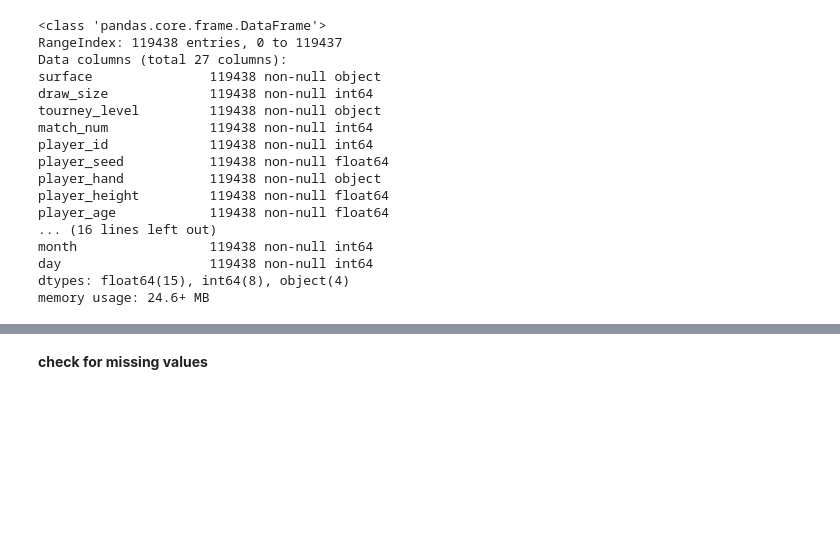
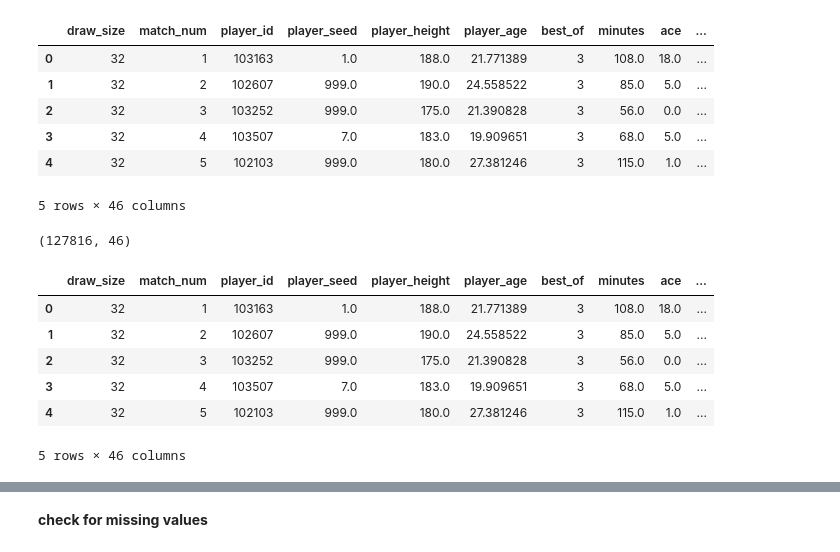
Before and after one commit to DSEI21000-S21/project-tennis-ml, a Jupyter notebook: WTA_ML.ipynb, the cells around one changed output, grey strips where cells are left out. Cells and saved outputs as stored; diff of their text form; code cells hidden in the pictures; blank space fills up the shorter version.

```diff
--- a/WTA_ML.ipynb
+++ b/WTA_ML.ipynb
@@ -119,20 +24,11 @@ getMissingDataPercentage(wta_data)
-# %%
-wta_data.info(verbose =True)
-# %% [output]
-<class 'pandas.core.frame.DataFrame'>
-RangeIndex: 119438 entries, 0 to 119437
-Data columns (total 27 columns):
-surface               119438 non-null object
-draw_size             119438 non-null int64
-tourney_level         119438 non-null object
-match_num             119438 non-null int64
-player_id             119438 non-null int64
-player_seed           119438 non-null float64
-player_hand           119438 non-null object
-player_height         119438 non-null float64
-player_age            119438 non-null float64
-... (16 lines left out)
-month                 119438 non-null int64
-day                   119438 non-null int64
-dtypes: float64(15), int64(8), object(4)
-memory usage: 24.6+ MB
+# %%
+atp_data = pd.read_pickle("./atp_cleaned_data.pkl")
+atp_data.head()
+# %% [output]
+|  | draw_size | match_num | player_id | player_seed | player_height | player_age | best_of | minutes | ace | ... |
+| 0 | 32 | 1 | 103163 | 1.0 | 188.0 | 21.771389 | 3 | 108.0 | 18.0 | ... |
+| 1 | 32 | 2 | 102607 | 999.0 | 190.0 | 24.558522 | 3 | 85.0 | 5.0 | ... |
+| 2 | 32 | 3 | 103252 | 999.0 | 175.0 | 21.390828 | 3 | 56.0 | 0.0 | ... |
+| 3 | 32 | 4 | 103507 | 7.0 | 183.0 | 19.909651 | 3 | 68.0 | 5.0 | ... |
+| 4 | 32 | 5 | 102103 | 999.0 | 180.0 | 27.381246 | 3 | 115.0 | 1.0 | ... |
+5 rows × 46 columns
@@ -138,0 +43,6 @@ memory usage: 24.6+ MB
+# %%
+atp_data = atp_data[atp_data["french_open_2020"] == 0]
+atp_data.shape
+#(128070, 46)
+# %% [output]
+(127816, 46)
@@ -138,0 +51,10 @@ memory usage: 24.6+ MB
+# %%
+atp_data.head()
+# %% [output]
+|  | draw_size | match_num | player_id | player_seed | player_height | player_age | best_of | minutes | ace | ... |
+| 0 | 32 | 1 | 103163 | 1.0 | 188.0 | 21.771389 | 3 | 108.0 | 18.0 | ... |
+| 1 | 32 | 2 | 102607 | 999.0 | 190.0 | 24.558522 | 3 | 85.0 | 5.0 | ... |
+| 2 | 32 | 3 | 103252 | 999.0 | 175.0 | 21.390828 | 3 | 56.0 | 0.0 | ... |
+| 3 | 32 | 4 | 103507 | 7.0 | 183.0 | 19.909651 | 3 | 68.0 | 5.0 | ... |
+| 4 | 32 | 5 | 102103 | 999.0 | 180.0 | 27.381246 | 3 | 115.0 | 1.0 | ... |
+5 rows × 46 columns
```
Also changed, not shown: parts of 39 cells of this notebook.
